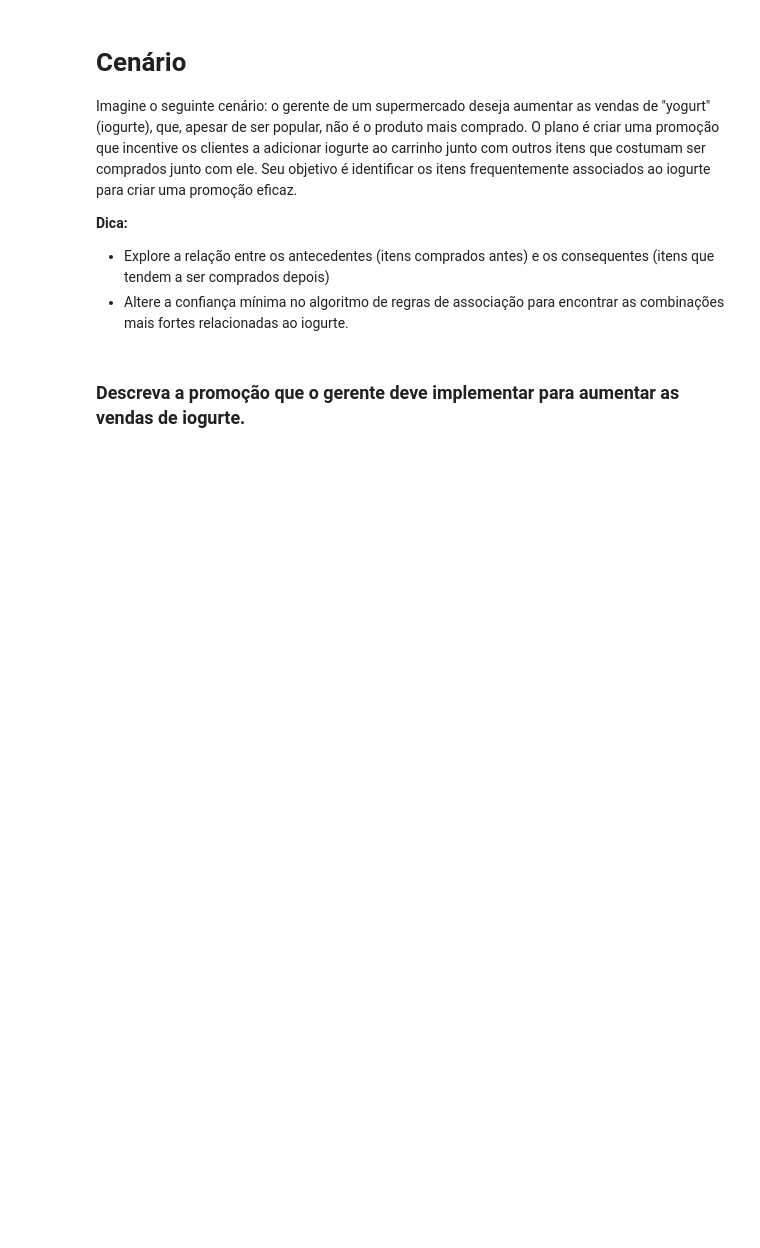
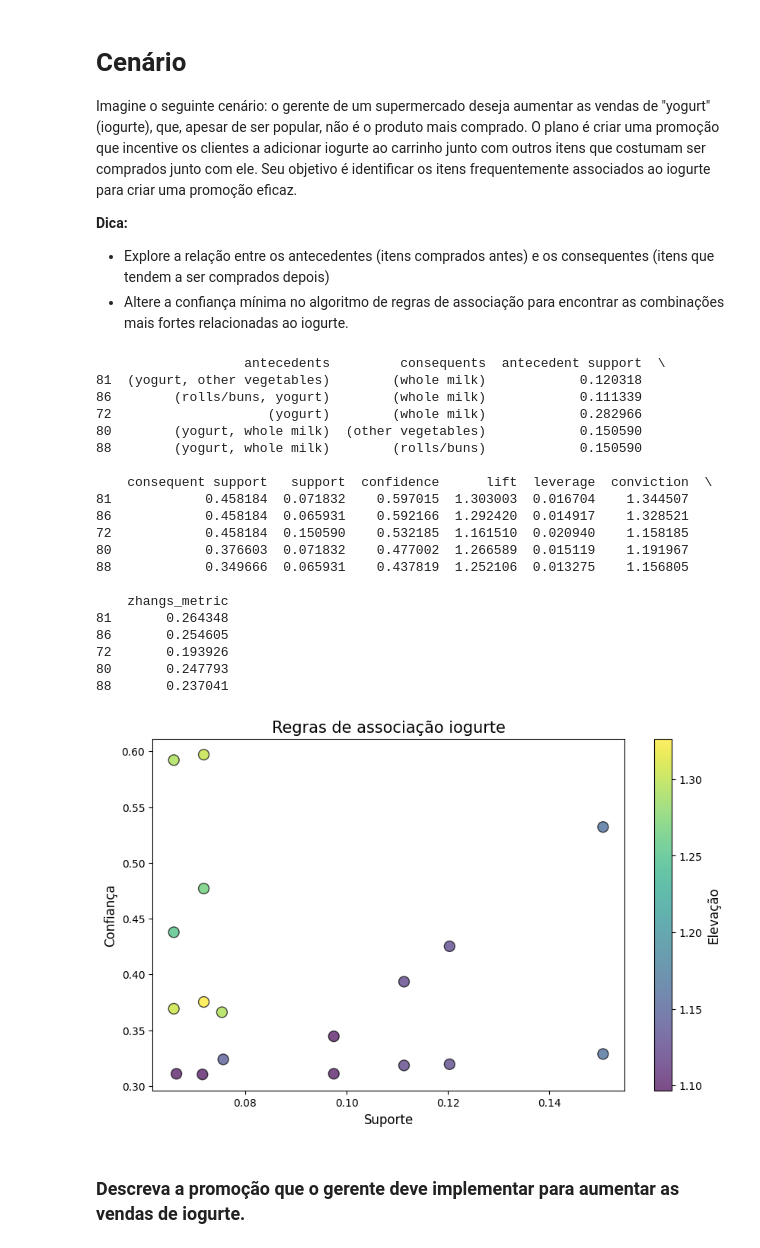
Before and after one commit to Mr-Barros/ENG4502, a Jupyter notebook: Assignment4/Notebook_RegrasAssociação.ipynb, the cells around one changed output. Saved outputs shown, nothing was run; the diff lists cells and outputs as text; code cells hidden in the pictures; blank space fills up the shorter version.

Commit message:
iogurte

```diff
--- a/Assignment4/Notebook_RegrasAssociação.ipynb
+++ b/Assignment4/Notebook_RegrasAssociação.ipynb
@@ -235,6 +235,47 @@ Imagine o seguinte cenário: o gerente de um supermercado deseja aumentar as ven
 **Dica:**
 - Explore a relação entre os antecedentes (itens comprados antes) e os consequentes (itens que tendem a ser comprados depois)
 - Altere a confiança mínima no algoritmo de regras de associação para encontrar as combinações mais fortes relacionadas ao iogurte.
+# %%
+rules_yogurt = association_rules(frequent_itemsets, metric="confidence", min_threshold=0.30)
+
+yogurt_rules = rules_yogurt[rules_yogurt['antecedents'].apply(lambda x: 'yogurt' in x) |
+                            rules_yogurt['consequents'].apply(lambda x: 'yogurt' in x)]
+yogurt_rules_sorted = yogurt_rules.sort_values(by='confidence', ascending=False)
+
+print(yogurt_rules_sorted.head())
+
+import matplotlib.pyplot as plt
+
+plt.figure(figsize=(10, 6))
+scatter = plt.scatter( yogurt_rules_sorted['support'], yogurt_rules_sorted['confidence'], c=yogurt_rules_sorted['lift'], cmap='viridis', s=100, edgecolor='k', alpha=0.7)
+plt.title('Regras de associação iogurte', fontsize=15)
+plt.xlabel('Suporte', fontsize=12)
+plt.ylabel('Confiança', fontsize=12)
+colorbar = plt.colorbar(scatter)
+colorbar.set_label('Elevação', fontsize=12)
+plt.show()
+# %% [output]
+                   antecedents         consequents  antecedent support  \
+81  (yogurt, other vegetables)        (whole milk)            0.120318
+86        (rolls/buns, yogurt)        (whole milk)            0.111339
+72                    (yogurt)        (whole milk)            0.282966
+80        (yogurt, whole milk)  (other vegetables)            0.150590
+88        (yogurt, whole milk)        (rolls/buns)            0.150590
+
+    consequent support   support  confidence      lift  leverage  conviction  \
+81            0.458184  0.071832    0.597015  1.303003  0.016704    1.344507
+86            0.458184  0.065931    0.592166  1.292420  0.014917    1.328521
+72            0.458184  0.150590    0.532185  1.161510  0.020940    1.158185
+80            0.376603  0.071832    0.477002  1.266589  0.015119    1.191967
+88            0.349666  0.065931    0.437819  1.252106  0.013275    1.156805
+
+    zhangs_metric
+81       0.264348
+86       0.254605
+72       0.193926
+80       0.247793
+88       0.237041
+[figure, added]
 # %% [markdown]
 ### **Descreva a promoção que o gerente deve implementar para aumentar as vendas de iogurte.**
 # %% [markdown]
```
